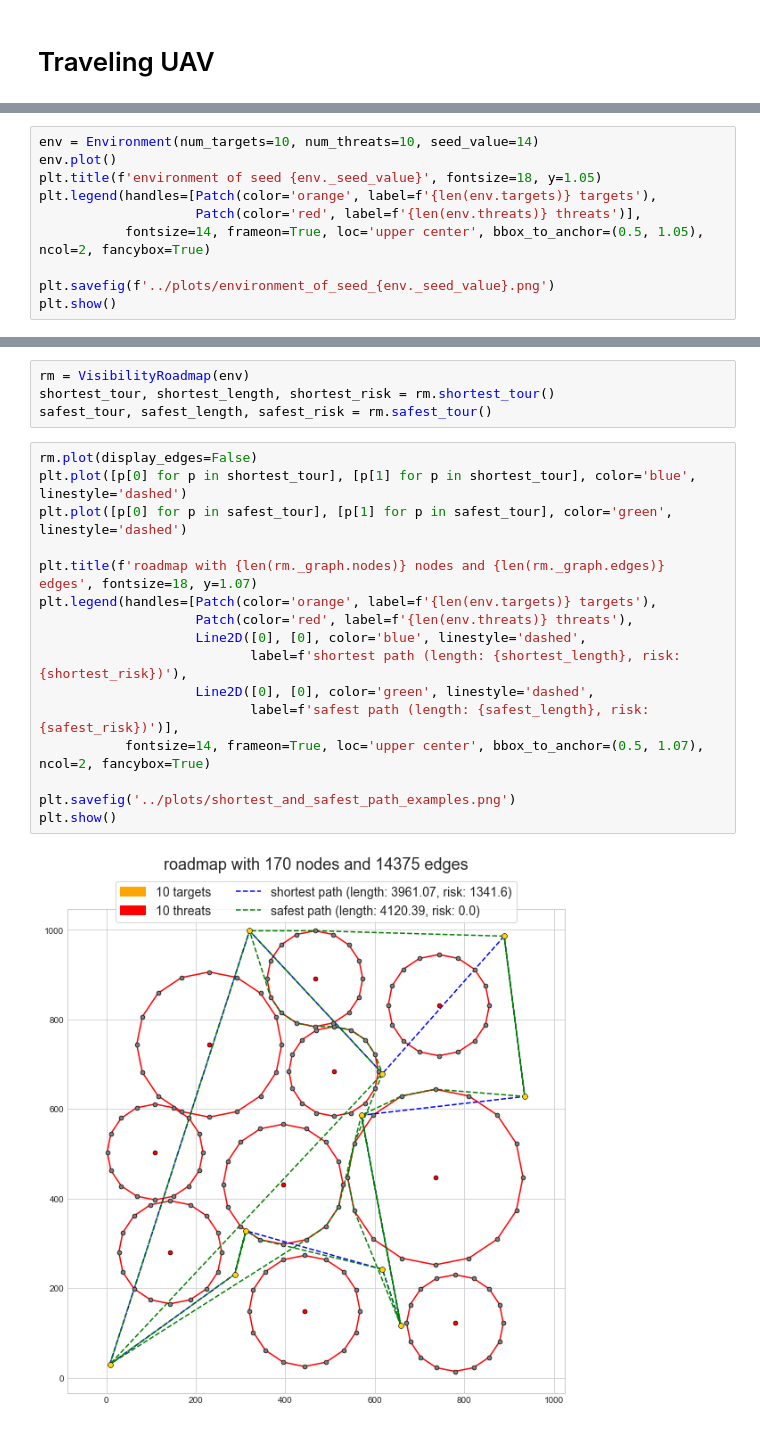
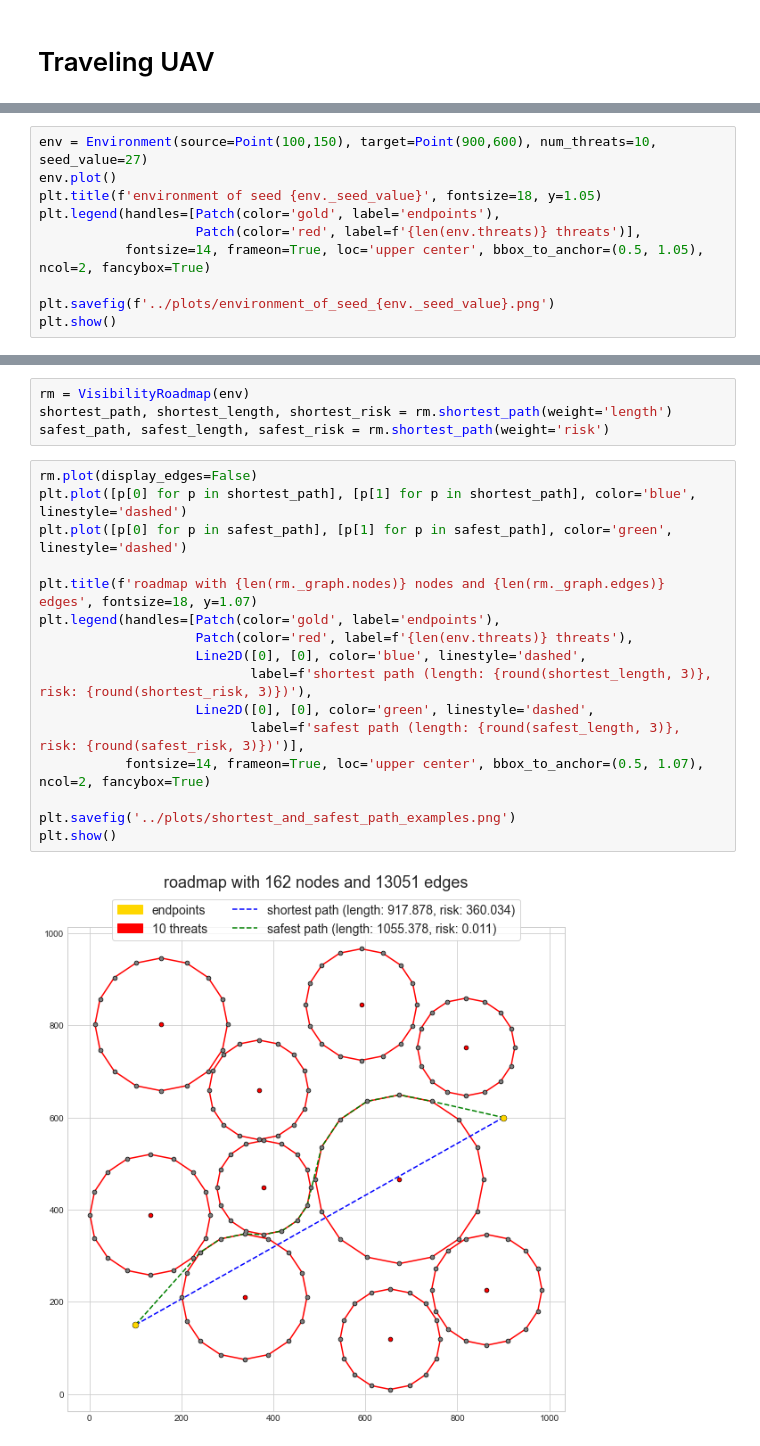
Before and after one commit to Elilgo324/quick-and-safe, a Jupyter notebook: settings/main.ipynb, the cells around one changed output, grey strips where cells are left out. Drawn from its saved outputs; the diff is of its cells as text.

Commit message:
changed to shortest path

```diff
--- a/settings/main.ipynb
+++ b/settings/main.ipynb
@@ -9,8 +10,8 @@ from matplotlib.lines import Line2D
 # %%
-env = Environment(num_targets=10, num_threats=10, seed_value=14)
+env = Environment(source=Point(100,150), target=Point(900,600), num_threats=10, seed_value=27)
 env.plot()
 plt.title(f'environment of seed {env._seed_value}', fontsize=18, y=1.05)
-plt.legend(handles=[Patch(color='orange', label=f'{len(env.targets)} targets'),
+plt.legend(handles=[Patch(color='gold', label='endpoints'),
                     Patch(color='red', label=f'{len(env.threats)} threats')],
            fontsize=14, frameon=True, loc='upper center', bbox_to_anchor=(0.5, 1.05), ncol=2, fancybox=True)
 
@@ -21,22 +22,22 @@ plt.show()
 # %%
 rm = VisibilityRoadmap(env)
-shortest_tour, shortest_length, shortest_risk = rm.shortest_tour()
-safest_tour, safest_length, safest_risk = rm.safest_tour()
+shortest_path, shortest_length, shortest_risk = rm.shortest_path(weight='length')
+safest_path, safest_length, safest_risk = rm.shortest_path(weight='risk')
 # %%
 rm.plot(display_edges=False)
-plt.plot([p[0] for p in shortest_tour], [p[1] for p in shortest_tour], color='blue', linestyle='dashed')
-plt.plot([p[0] for p in safest_tour], [p[1] for p in safest_tour], color='green', linestyle='dashed')
+plt.plot([p[0] for p in shortest_path], [p[1] for p in shortest_path], color='blue', linestyle='dashed')
+plt.plot([p[0] for p in safest_path], [p[1] for p in safest_path], color='green', linestyle='dashed')
 
 plt.title(f'roadmap with {len(rm._graph.nodes)} nodes and {len(rm._graph.edges)} edges', fontsize=18, y=1.07)
-plt.legend(handles=[Patch(color='orange', label=f'{len(env.targets)} targets'),
+plt.legend(handles=[Patch(color='gold', label='endpoints'),
                     Patch(color='red', label=f'{len(env.threats)} threats'),
                     Line2D([0], [0], color='blue', linestyle='dashed',
-                           label=f'shortest path (length: {shortest_length}, risk: {shortest_risk})'),
+                           label=f'shortest path (length: {round(shortest_length, 3)}, risk: {round(shortest_risk, 3)})'),
                     Line2D([0], [0], color='green', linestyle='dashed',
-                           label=f'safest path (length: {safest_length}, risk: {safest_risk})')],
+                           label=f'safest path (length: {round(safest_length, 3)}, risk: {round(safest_risk, 3)})')],
            fontsize=14, frameon=True, loc='upper center', bbox_to_anchor=(0.5, 1.07), ncol=2, fancybox=True)
 
 plt.savefig('../plots/shortest_and_safest_path_examples.png')
 plt.show()
 # %% [output]
-[figure, old version]
+[figure, new version]
```
Also changed, not shown: parts of 2 cells of this notebook, 4 other files.
